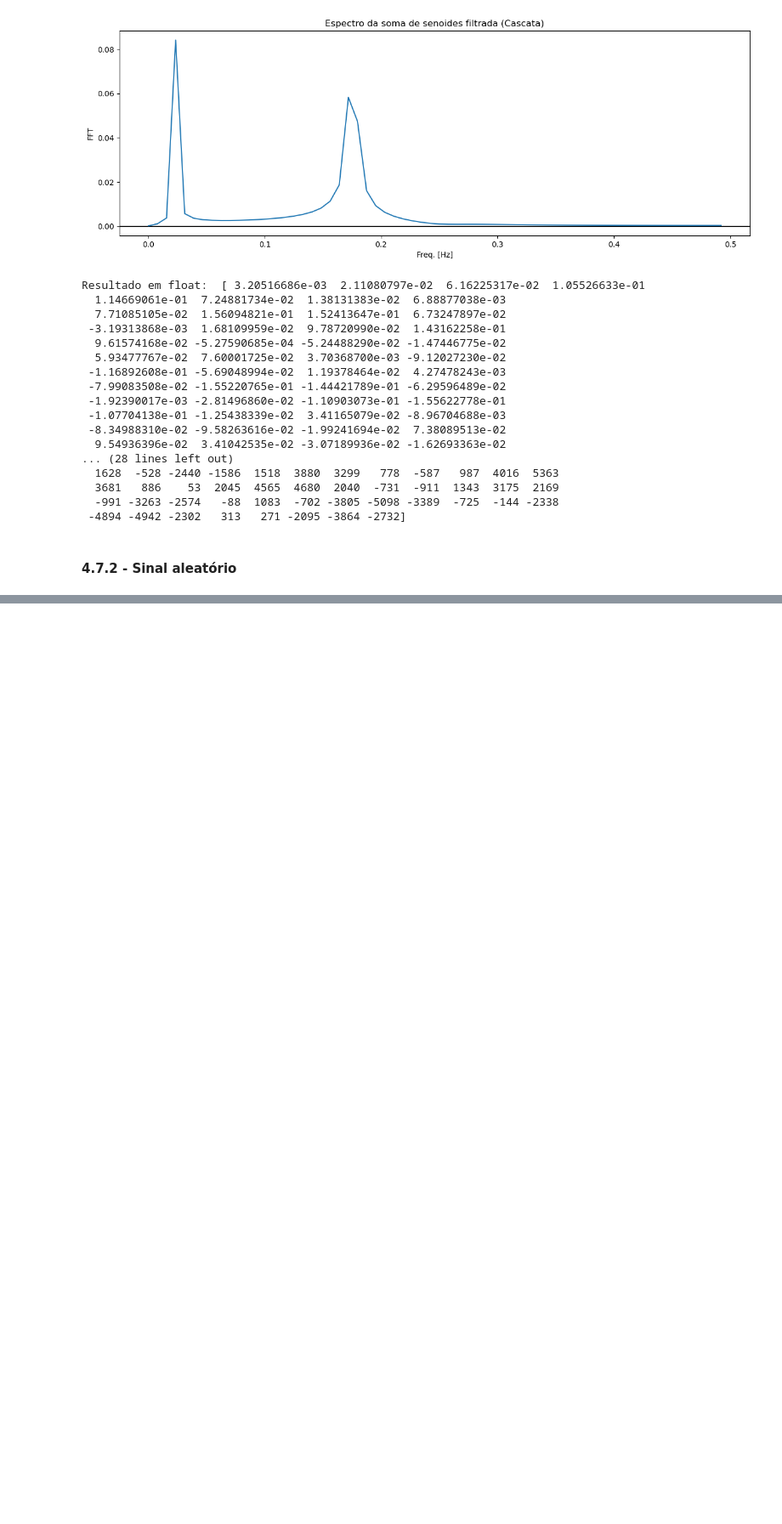
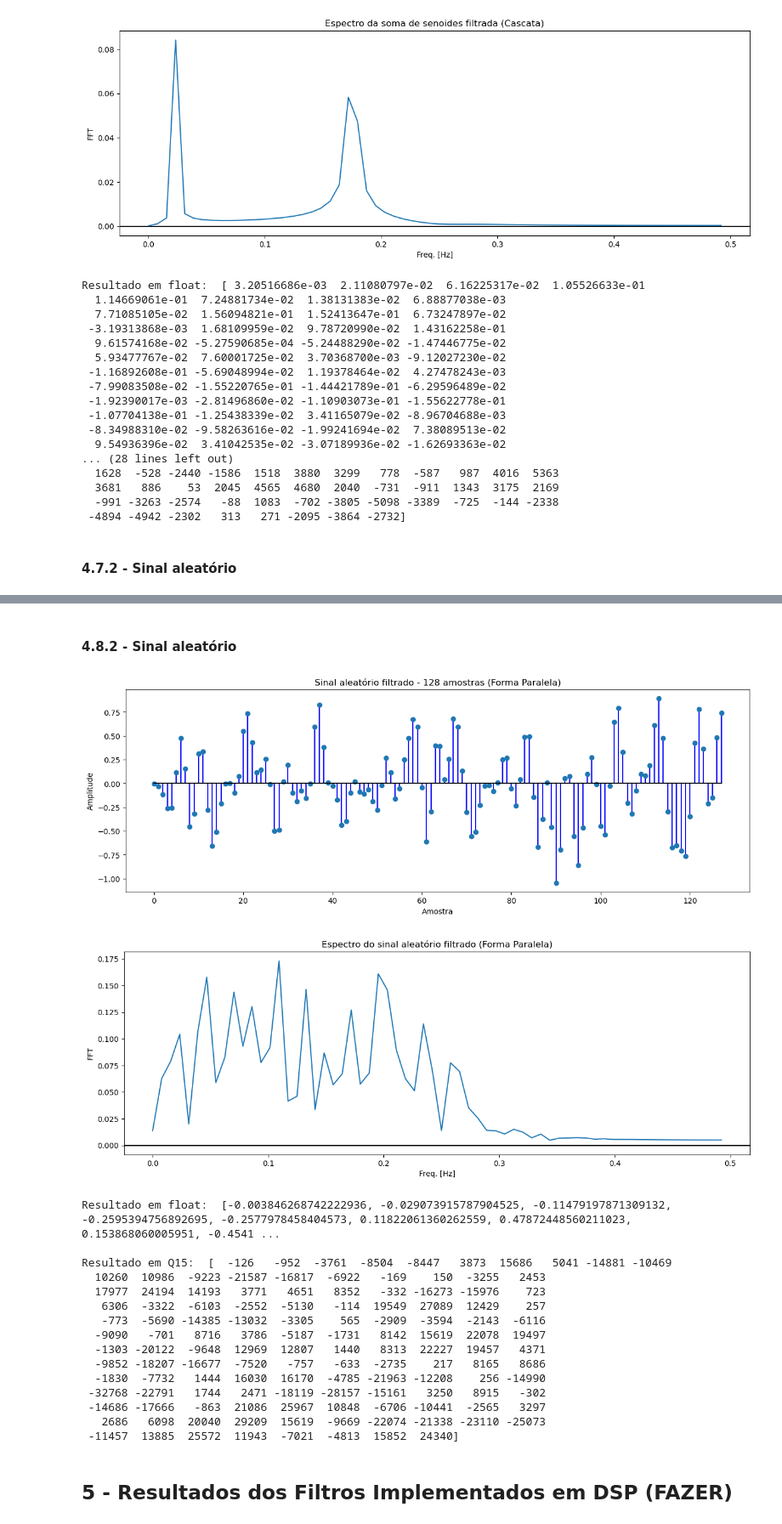
Before and after one commit to LabIII2021-2/Trabalho1, a Jupyter notebook: Python/Filtro_IIR.ipynb, the cells around one changed output, grey strips where cells are left out. Shown at 85% size. Drawn from its saved outputs; the diff is of its cells as text; code cells hidden in the pictures; blank space fills up the shorter version.

```diff
--- a/Python/Filtro_IIR.ipynb
+++ b/Python/Filtro_IIR.ipynb
@@ -760,0 +839,29 @@ print(k)
+# %% [markdown]
+#### 4.8.2 - Sinal aleatório
+# %%
+y_random = butterworthParallel(random_samples, num, den, N)
+plotarAmostras(y_random, "Sinal aleatório filtrado - 128 amostras (Forma Paralela)")
+plotarSinalFreq(y_random, 128, 1, "Espectro do sinal aleatório filtrado (Forma Paralela)")
+print("Resultado em float: ", y_random)
+print()
+print("Resultado em Q15: ", float_to_q15(y_random))
+# %% [output]
+[figure, added]
+[figure, added]
+Resultado em float:  [-0.003846268742222936, -0.029073915787904525, -0.11479197871309132, -0.2595394756892695, -0.2577978458404573, 0.11822061360262559, 0.47872448560211023, 0.153868060005951, -0.4541 ...
+
+Resultado em Q15:  [  -126   -952  -3761  -8504  -8447   3873  15686   5041 -14881 -10469
+  10260  10986  -9223 -21587 -16817  -6922   -169    150  -3255   2453
+  17977  24194  14193   3771   4651   8352   -332 -16273 -15976    723
+   6306  -3322  -6103  -2552  -5130   -114  19549  27089  12429    257
+   -773  -5690 -14385 -13032  -3305    565  -2909  -3594  -2143  -6116
+  -9090   -701   8716   3786  -5187  -1731   8142  15619  22078  19497
+  -1303 -20122  -9648  12969  12807   1440   8313  22227  19457   4371
+  -9852 -18207 -16677  -7520   -757   -633  -2735    217   8165   8686
+  -1830  -7732   1444  16030  16170  -4785 -21963 -12208    256 -14990
+ -32768 -22791   1744   2471 -18119 -28157 -15161   3250   8915   -302
+ -14686 -17666   -863  21086  25967  10848  -6706 -10441  -2565   3297
+   2686   6098  20040  29209  15619  -9669 -22074 -21338 -23110 -25073
+ -11457  13885  25572  11943  -7021  -4813  15852  24340]
+# %% [markdown]
+## 5 - Resultados dos Filtros Implementados em DSP **(FAZER)**
```
Also changed, not shown: parts of 7 cells of this notebook.
